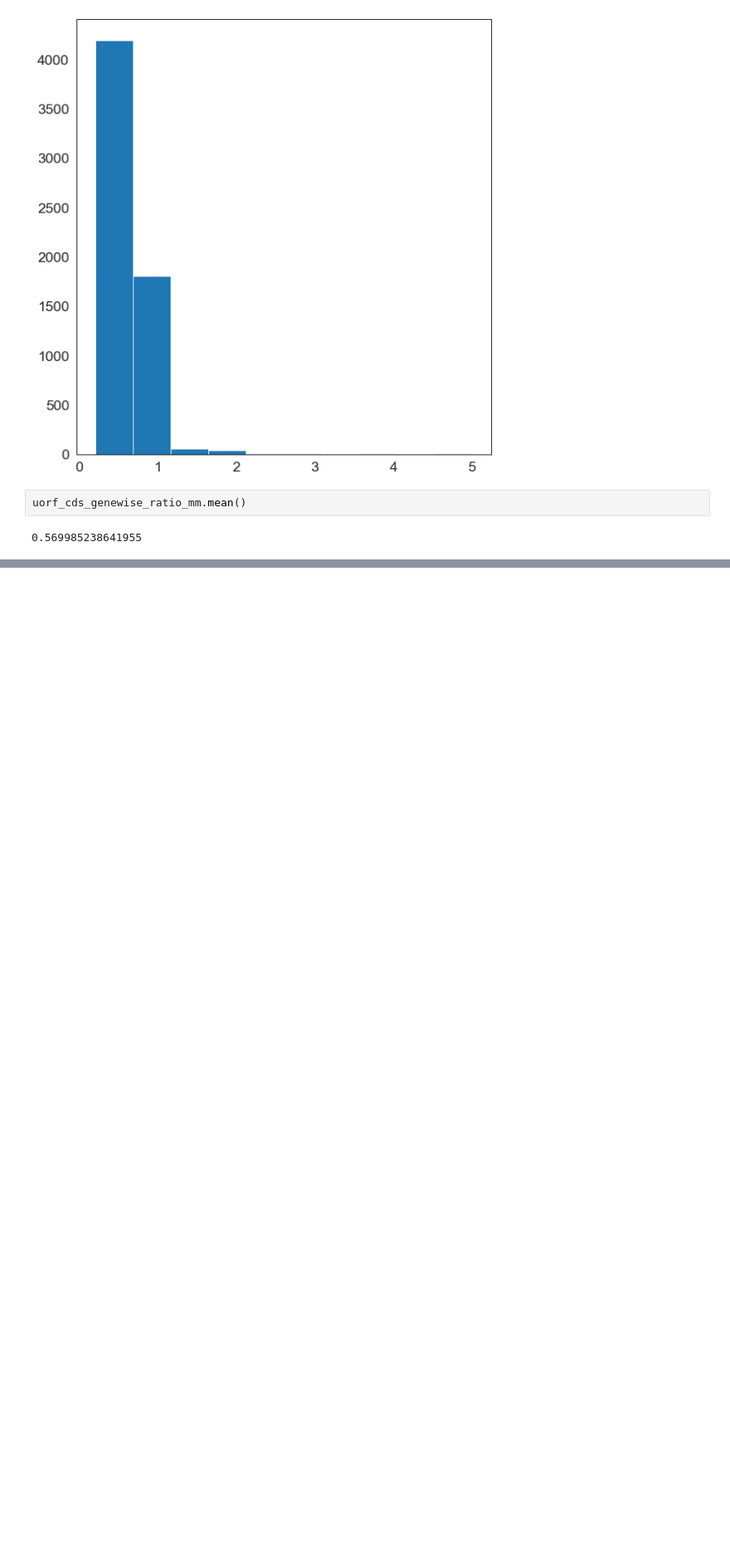
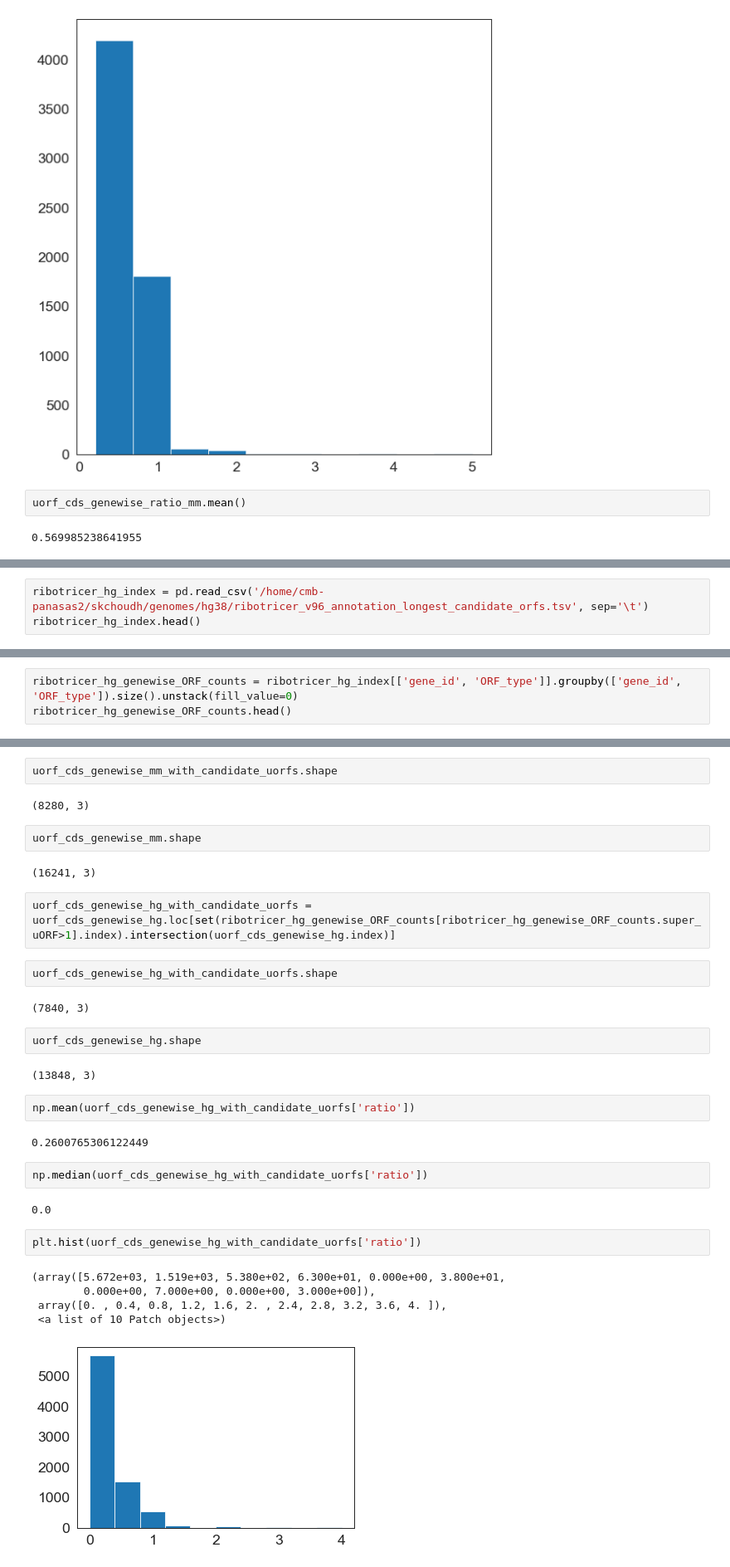
Before and after one commit to smithlabcode/ribotricer-results, a Jupyter notebook: real/uorfs/uORF-re-analysis.ipynb, the cells around one changed output, grey strips where cells are left out. Shown: that part at 83% size. Saved outputs shown, nothing was run; the diff lists cells and outputs as text; blank space fills up the shorter version.

```diff
--- a/real/uorfs/uORF-re-analysis.ipynb
+++ b/real/uorfs/uORF-re-analysis.ipynb
@@ -519,0 +522,3 @@ uorf_cds_genewise_ratio_mm.mean()
+# %%
+ribotricer_hg_index = pd.read_csv('/home/cmb-panasas2/skchoudh/genomes/hg38/ribotricer_v96_annotation_longest_candidate_orfs.tsv', sep='\t')
+ribotricer_hg_index.head()
@@ -519,0 +532,3 @@ uorf_cds_genewise_ratio_mm.mean()
+# %%
+ribotricer_hg_genewise_ORF_counts = ribotricer_hg_index[['gene_id', 'ORF_type']].groupby(['gene_id', 'ORF_type']).size().unstack(fill_value=0)
+ribotricer_hg_genewise_ORF_counts.head()
@@ -519,0 +561,34 @@ uorf_cds_genewise_ratio_mm.mean()
+# %%
+uorf_cds_genewise_mm_with_candidate_uorfs.shape
+# %% [output]
+(8280, 3)
+# %%
+uorf_cds_genewise_mm.shape
+# %% [output]
+(16241, 3)
+# %%
+uorf_cds_genewise_hg_with_candidate_uorfs = uorf_cds_genewise_hg.loc[set(ribotricer_hg_genewise_ORF_counts[ribotricer_hg_genewise_ORF_counts.super_uORF>1].index).intersection(uorf_cds_genewise_hg.index)]
+# %%
+uorf_cds_genewise_hg_with_candidate_uorfs.shape
+# %% [output]
+(7840, 3)
+# %%
+uorf_cds_genewise_hg.shape
+# %% [output]
+(13848, 3)
+# %%
+np.mean(uorf_cds_genewise_hg_with_candidate_uorfs['ratio'])
+# %% [output]
+0.2600765306122449
+# %%
+np.median(uorf_cds_genewise_hg_with_candidate_uorfs['ratio'])
+# %% [output]
+0.0
+# %%
+plt.hist(uorf_cds_genewise_hg_with_candidate_uorfs['ratio'])
+# %% [output]
+(array([5.672e+03, 1.519e+03, 5.380e+02, 6.300e+01, 0.000e+00, 3.800e+01,
+        0.000e+00, 7.000e+00, 0.000e+00, 3.000e+00]),
+ array([0. , 0.4, 0.8, 1.2, 1.6, 2. , 2.4, 2.8, 3.2, 3.6, 4. ]),
+ <a list of 10 Patch objects>)
+[figure, added]
```
Also changed, not shown: parts of 13 cells of this notebook.
